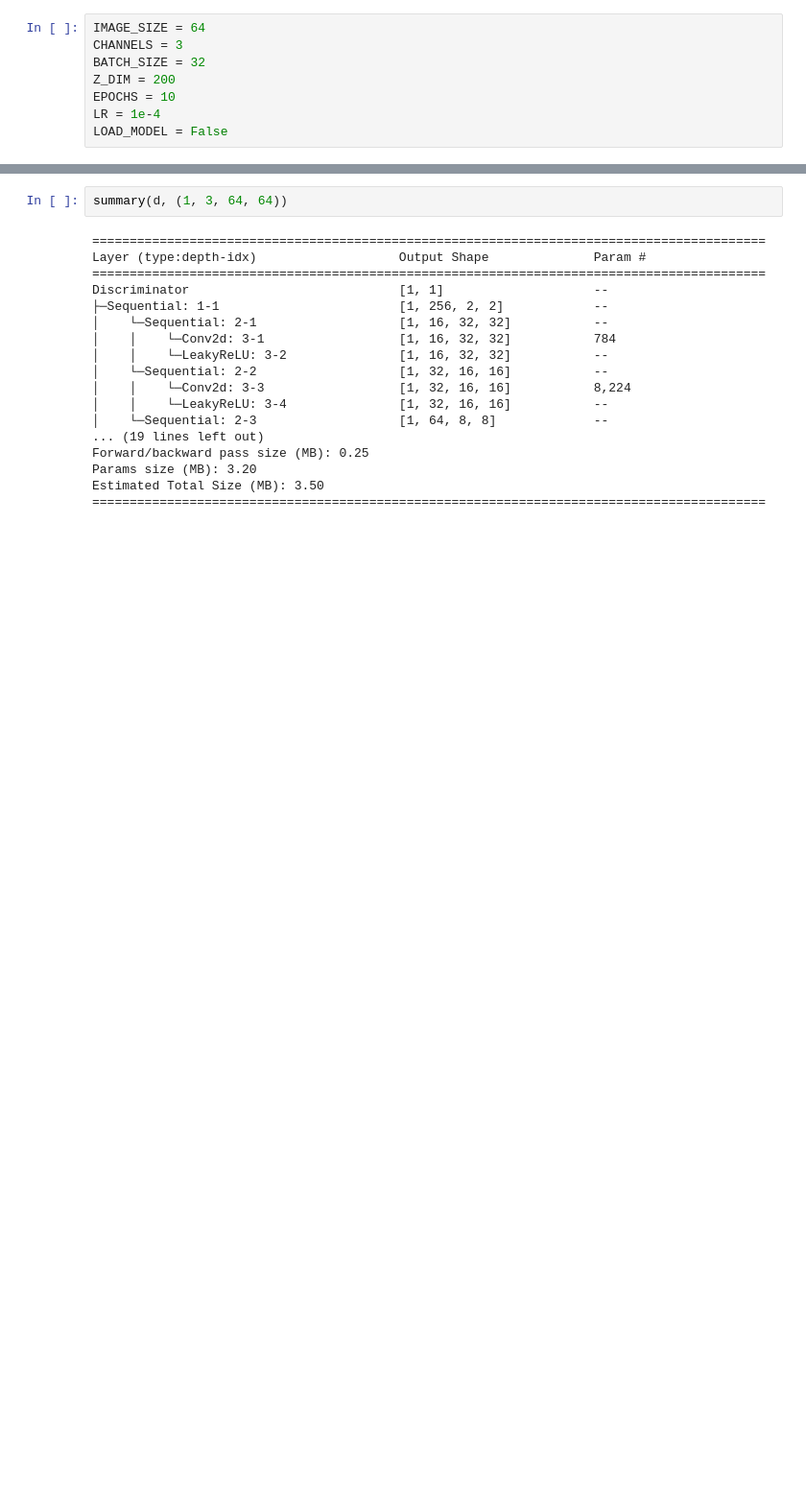
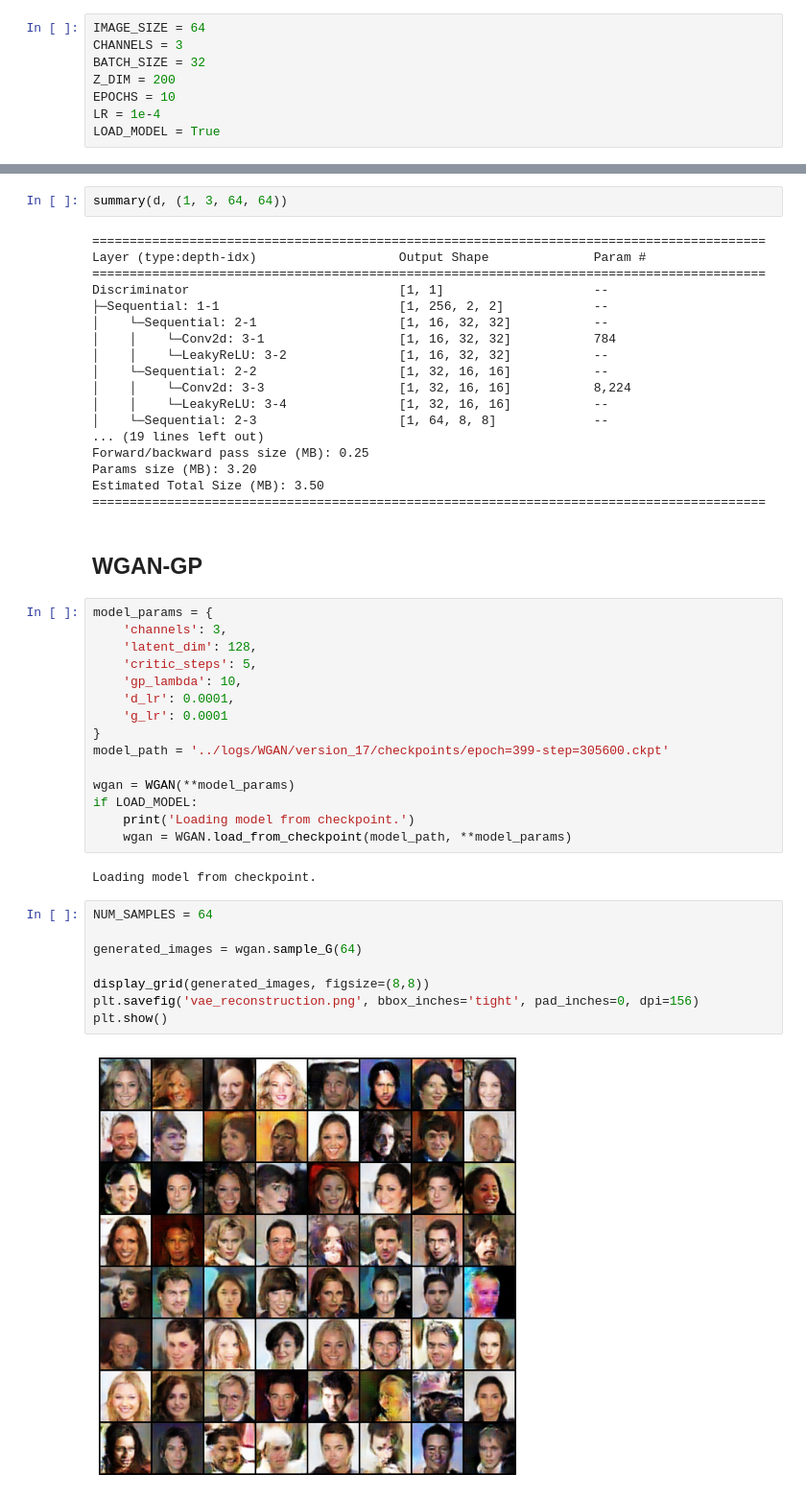
Before and after one commit to Bex0n/CelebA-GANs, a Jupyter notebook: notebooks/wgan.ipynb, the cells around one changed output, grey strips where cells are left out. Shown at 96% size. Cells and saved outputs as stored; diff of their text form; blank space fills up the shorter version.

```diff
--- a/notebooks/wgan.ipynb
+++ b/notebooks/wgan.ipynb
@@ -32,7 +32,7 @@ BATCH_SIZE = 32
 Z_DIM = 200
 EPOCHS = 10
 LR = 1e-4
-LOAD_MODEL = False
+LOAD_MODEL = True
 # %% [markdown]
 # 1. Prepare the data
 # %%
@@ -100,3 +100,32 @@ Forward/backward pass size (MB): 0.25
 Params size (MB): 3.20
 Estimated Total Size (MB): 3.50
 ==========================================================================================
+# %% [markdown]
+## WGAN-GP
+# %%
+model_params = {
+    'channels': 3,
+    'latent_dim': 128,
+    'critic_steps': 5,
+    'gp_lambda': 10,
+    'd_lr': 0.0001,
+    'g_lr': 0.0001
+}
+model_path = '../logs/WGAN/version_17/checkpoints/epoch=399-step=305600.ckpt'
+
+wgan = WGAN(**model_params)
+if LOAD_MODEL:
+    print('Loading model from checkpoint.')
+    wgan = WGAN.load_from_checkpoint(model_path, **model_params)
+# %% [output]
+Loading model from checkpoint.
+# %%
+NUM_SAMPLES = 64
+
+generated_images = wgan.sample_G(64)
+
+display_grid(generated_images, figsize=(8,8))
+plt.savefig('vae_reconstruction.png', bbox_inches='tight', pad_inches=0, dpi=156)
+plt.show()
+# %% [output]
+[figure, added]
```
Also changed, not shown: 4 other files.
